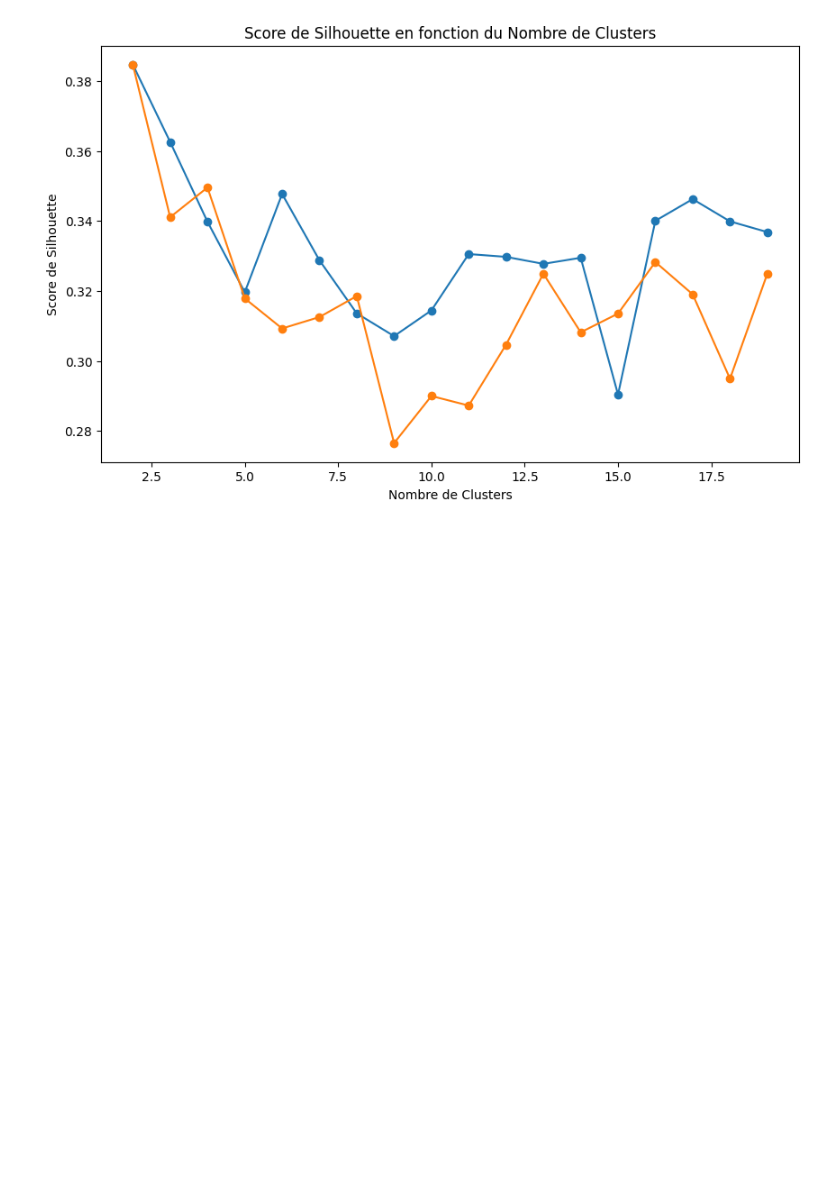
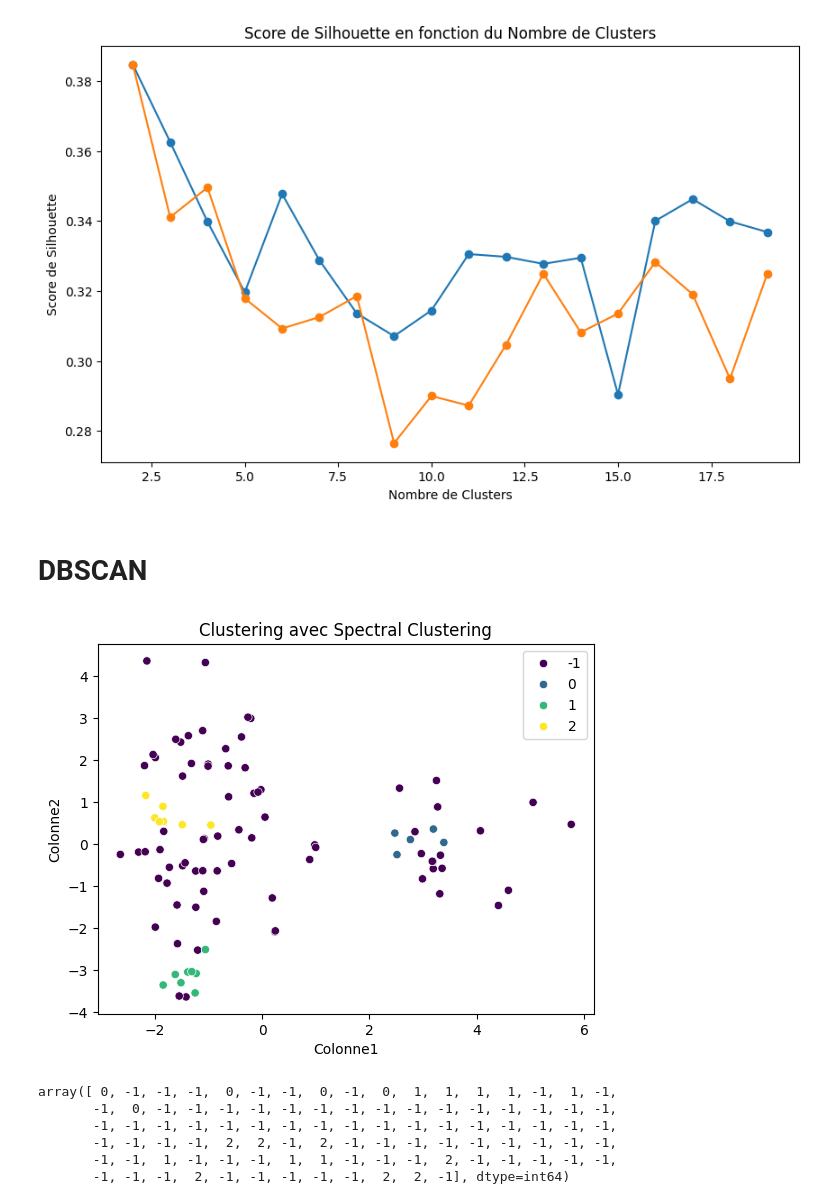
Before and after one commit to TLeandre/Categorisation-de-capteurs-de-pollution, a Jupyter notebook: scripts/Leandre_ACP.ipynb, the cells around one changed output. Saved outputs shown, nothing was run; the diff lists cells and outputs as text; code cells hidden in the pictures; blank space fills up the shorter version.

Commit message:
add DBscan method

```diff
--- a/scripts/Leandre_ACP.ipynb
+++ b/scripts/Leandre_ACP.ipynb
@@ -389,24 +389,3 @@ K=95: Inertie=0.004479430598619891
 K=96: Inertie=7.241496590896007e-31
 K=97: Inertie=7.241496590896007e-31
 [figure]
-# %%
-# Effectuez le clustering K-means avec K=10
-kmeans = KMeans(n_clusters=10, init="random", n_init=10)
-# Obtenez les étiquettes des clusters
-kmeans.fit(Z_acp)
-labels = kmeans.labels_
-
-
-
-# Obtenez les centres des clusters
-centres_clusters = kmeans.cluster_centers_
-
-# Affichez les clusters en 2D
-plt.figure(figsize=(8, 6))
-plt.scatter(Z_acp[:, 0], Z_acp[:, 1], c=labels, cmap='rainbow')
-plt.scatter(centres_clusters[:, 0], centres_clusters[:, 1], c='black', marker='x', s=100, label='Centres de clusters')
-plt.title('Clusters obtenus avec K=10')
-plt.xlabel('Axe 1')
-plt.ylabel('Axe 2')
-plt.legend()
-plt.show()
@@ -416,7 +395,7 @@ plt.show()
 from sklearn.mixture import GaussianMixture
 
 # Essayer différents nombres de clusters
-nombre_clusters = range(1, 98)
+nombre_clusters = range(1, 980)
 bics = []
 aics = []
 
@@ -553,3 +532,31 @@ Nombre de clusters : 17, Coefficient de silhouette : 0.31902358828019417
 Nombre de clusters : 18, Coefficient de silhouette : 0.2949010740792759
 Nombre de clusters : 19, Coefficient de silhouette : 0.3249234362951149
 [figure]
+# %% [markdown]
+# DBSCAN
+# %%
+from sklearn.cluster import DBSCAN
+
+# Créer un modèle de Spectral Clustering
+# n_clusters : nombre de clusters à former
+dbscan = DBSCAN(eps=1, min_samples=5)
+
+# Ajuster le modèle aux données
+labels = dbscan.fit_predict(Z_acp)
+df = pd.DataFrame(Z_acp, columns=['Colonne1', 'Colonne2', 'Colonne3', 'Colonne4'])
+
+# Visualiser les résultats
+sns.scatterplot(x='Colonne1', y='Colonne2', hue=labels, data=df, palette='viridis')
+plt.title('Clustering avec Spectral Clustering')
+plt.show()
+# %% [output]
+[figure, added]
+# %%
+labels
+# %% [output]
+array([ 0, -1, -1, -1,  0, -1, -1,  0, -1,  0,  1,  1,  1,  1, -1,  1, -1,
+       -1,  0, -1, -1, -1, -1, -1, -1, -1, -1, -1, -1, -1, -1, -1, -1, -1,
+       -1, -1, -1, -1, -1, -1, -1, -1, -1, -1, -1, -1, -1, -1, -1, -1, -1,
+       -1, -1, -1, -1,  2,  2, -1,  2, -1, -1, -1, -1, -1, -1, -1, -1, -1,
+       -1, -1,  1, -1, -1, -1,  1,  1, -1, -1, -1,  2, -1, -1, -1, -1, -1,
+       -1, -1, -1,  2, -1, -1, -1, -1, -1,  2,  2, -1], dtype=int64)
```
Also changed, not shown: parts of 6 cells of this notebook.
